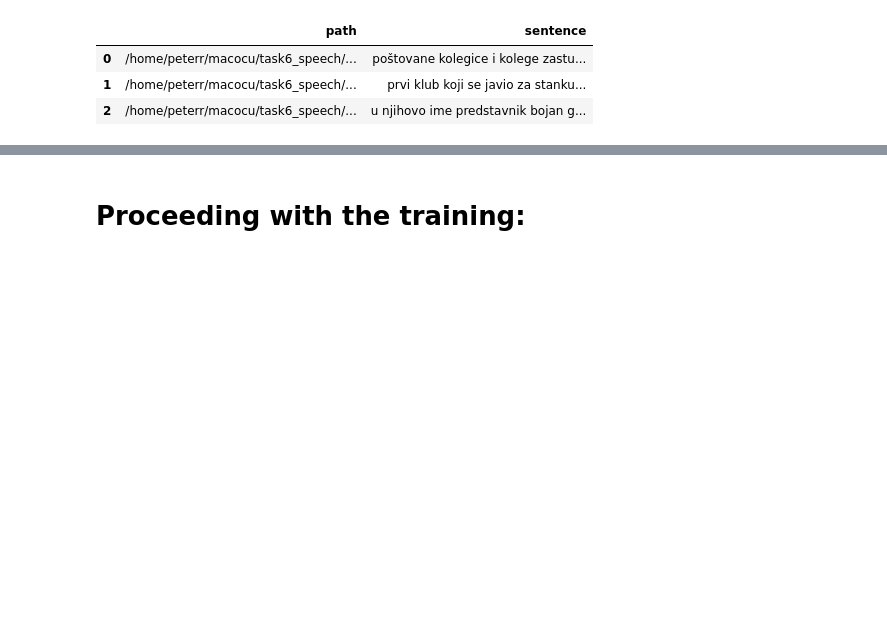
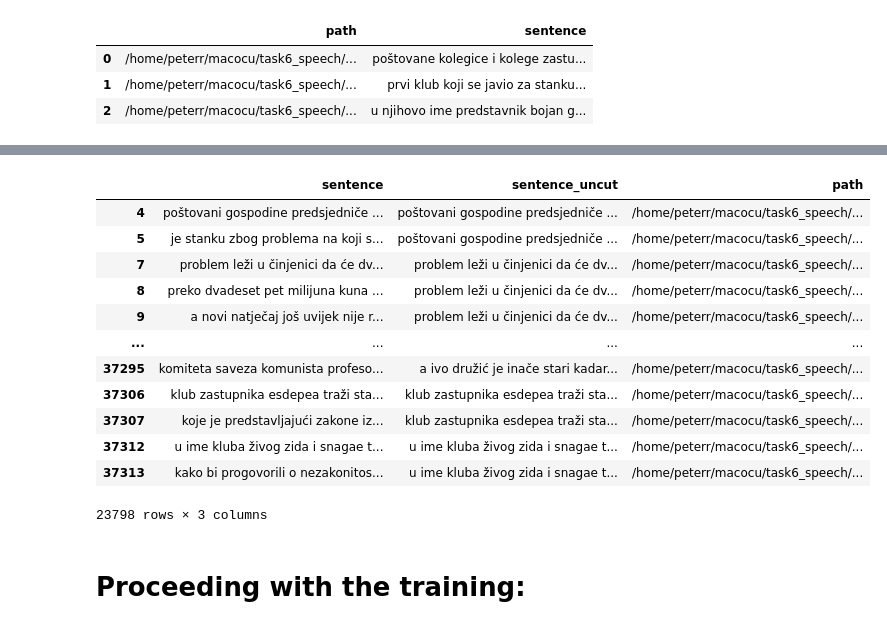
Before and after one commit to 5roop/task6_speech, a Jupyter notebook: 15_new_dataset_and_training.ipynb, the cells around one changed output, grey strips where cells are left out. Saved outputs shown, nothing was run; the diff lists cells and outputs as text; code cells hidden in the pictures; blank space fills up the shorter version.

```diff
--- a/15_new_dataset_and_training.ipynb
+++ b/15_new_dataset_and_training.ipynb
@@ -64,3 +78,19 @@ concat_df.iloc[:, slice(0, 2)].to_csv("15_new_DS.csv", index=False)
+# %%
+concat_df.loc[~concat_df.sentence_uncut.isna(), ["sentence", "sentence_uncut", "path"]]
+# %% [output]
+|  | sentence | sentence_uncut | path |
+| 4 | poštovani gospodine predsjedniče ... | poštovani gospodine predsjedniče ... | /home/peterr/macocu/task6_speech/... |
+| 5 | je stanku zbog problema na koji s... | poštovani gospodine predsjedniče ... | /home/peterr/macocu/task6_speech/... |
+| 7 | problem leži u činjenici da će dv... | problem leži u činjenici da će dv... | /home/peterr/macocu/task6_speech/... |
+| 8 | preko dvadeset pet milijuna kuna ... | problem leži u činjenici da će dv... | /home/peterr/macocu/task6_speech/... |
+| 9 | a novi natječaj još uvijek nije r... | problem leži u činjenici da će dv... | /home/peterr/macocu/task6_speech/... |
+| ... | ... | ... | ... |
+| 37295 | komiteta saveza komunista profeso... | a ivo družić je inače stari kadar... | /home/peterr/macocu/task6_speech/... |
+| 37306 | klub zastupnika esdepea traži sta... | klub zastupnika esdepea traži sta... | /home/peterr/macocu/task6_speech/... |
+| 37307 | koje je predstavljajući zakone iz... | klub zastupnika esdepea traži sta... | /home/peterr/macocu/task6_speech/... |
+| 37312 | u ime kluba živog zida i snagae t... | u ime kluba živog zida i snagae t... | /home/peterr/macocu/task6_speech/... |
+| 37313 | kako bi progovorili o nezakonitos... | u ime kluba živog zida i snagae t... | /home/peterr/macocu/task6_speech/... |
+23798 rows × 3 columns
 # %% [markdown]
 # Proceeding with the training:
 # %%
```
Also changed, not shown: parts of 1 cell of this notebook.
